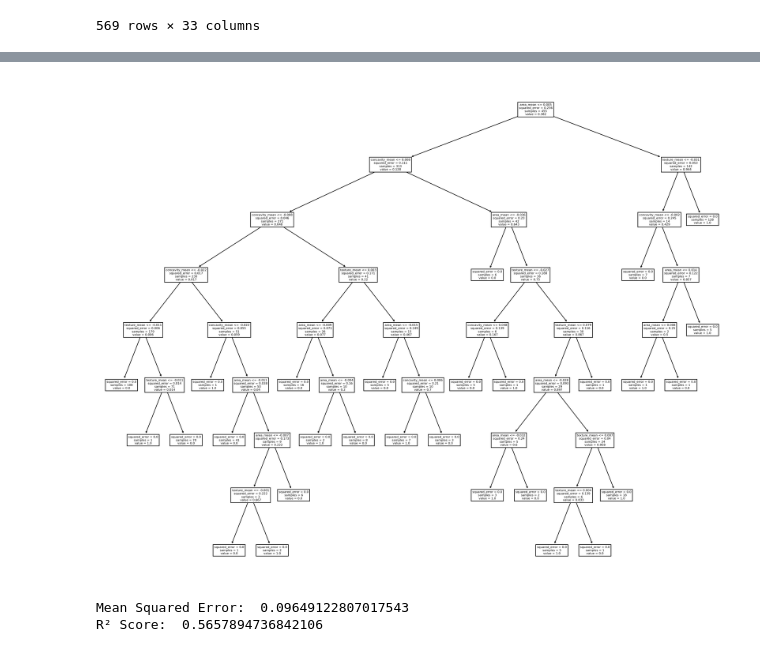
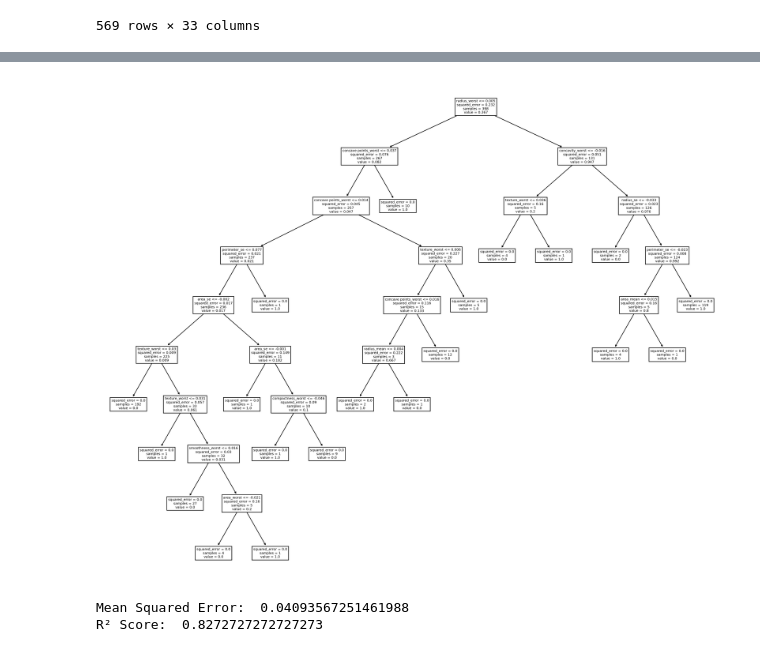
Before and after one commit to Forge23/inegi_explore, a Jupyter notebook: notebooks/cancer.ipynb, the cells around one changed output, grey strips where cells are left out. Cells and saved outputs as stored; diff of their text form; code cells hidden in the pictures.

```diff
--- a/notebooks/cancer.ipynb
+++ b/notebooks/cancer.ipynb
@@ -118,23 +119,23 @@ weighted avg       0.93      0.92      0.92       114
 # %%
-training_data, test_data = proc.split_data(norm_dataset, 0.8)
-training_input = training_data[['texture_mean','area_mean','concavity_mean']]
+training_data, test_data = proc.split_data(norm_dataset, 0.7)
+training_input = training_data[['radius_mean','texture_mean','perimeter_mean','area_mean','compactness_mean','concavity_mean','concave points_mean','radius_se','perimeter_se','area_se','concave points_se','radius_worst','texture_worst','perimeter_worst','area_worst','smoothness_worst','compactness_worst','concavity_worst','concave points_worst','symmetry_worst']]
 training_output = training_data['diagnosis_num']
 
-model = proc.regression_tree(training_input, training_output, 3)
+model = proc.regression_tree(training_input, training_output, 20)
 # %%
-test_input = test_data[['texture_mean','area_mean','concavity_mean']]
+test_input = test_data[['radius_mean','texture_mean','perimeter_mean','area_mean','compactness_mean','concavity_mean','concave points_mean','radius_se','perimeter_se','area_se','concave points_se','radius_worst','texture_worst','perimeter_worst','area_worst','smoothness_worst','compactness_worst','concavity_worst','concave points_worst','symmetry_worst']]
 test_output = test_data['diagnosis_num']
 
-test_predictions = proc.test_predictions(model, test_input, 3)
+test_predictions = proc.test_predictions(model, test_input, 20)
 # %%
-visu.plot_model_tree(model, ['texture_mean','area_mean','concavity_mean'])
+visu.plot_model_tree(model, ['radius_mean','texture_mean','perimeter_mean','area_mean','compactness_mean','concavity_mean','concave points_mean','radius_se','perimeter_se','area_se','concave points_se','radius_worst','texture_worst','perimeter_worst','area_worst','smoothness_worst','compactness_worst','concavity_worst','concave points_worst','symmetry_worst'])
 MSE = proc.get_mean_squared_error(test_output,
                                   test_predictions)
 print("Mean Squared Error: ", MSE)
 R2 = proc.get_coefficient_determination(test_output,
                                         test_predictions)
 print("R² Score: ", R2)
 # %% [output]
-[figure, old version]
+[figure, new version]
-Mean Squared Error:  0.09649122807017543
-R² Score:  0.5657894736842106
+Mean Squared Error:  0.04093567251461988
+R² Score:  0.8272727272727273
```
Also changed, not shown: parts of 7 cells of this notebook, 1 other file.
